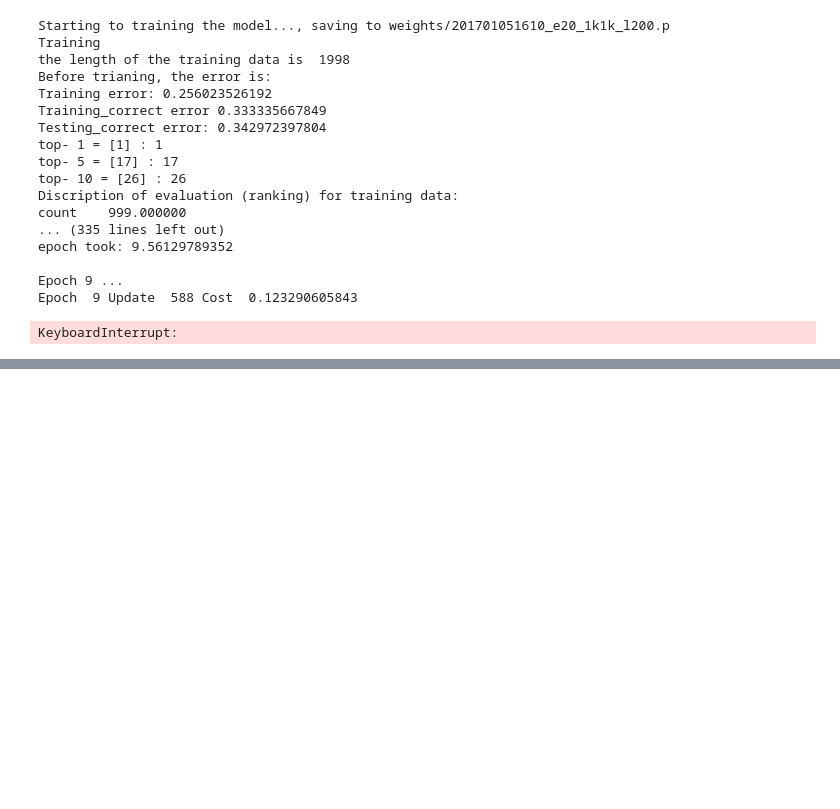
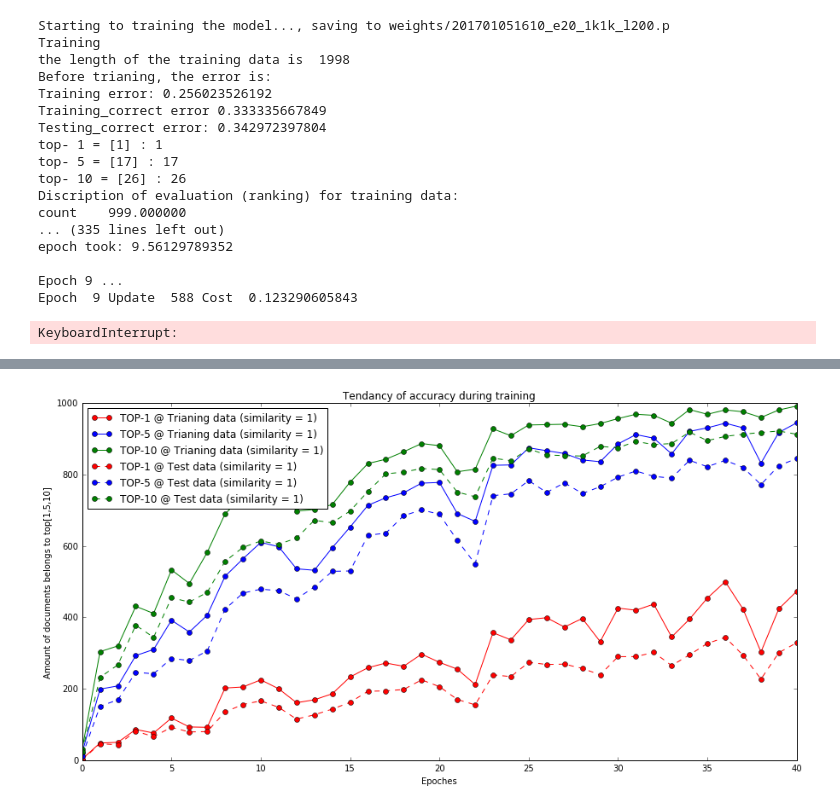
Before and after one commit to liuenda/LiuSTM, a Jupyter notebook: 2017-1-10(1).ipynb, the cells around one changed output, grey strips where cells are left out. Saved outputs shown, nothing was run; the diff lists cells and outputs as text; code cells hidden in the pictures; blank space fills up the shorter version.

```diff
--- a/2017-1-10(1).ipynb
+++ b/2017-1-10(1).ipynb
@@ -47,0 +87,18 @@ Epoch  0 Update  63 Cost  0.207024231553
+# %%
+%matplotlib inline
+import matplotlib.pyplot as plt
+import matplotlib
+matplotlib.rcParams['figure.figsize'] = (15.0, 7.5)
+plt.plot(sls.tops[1],'ro-', label = "TOP-1 @ Trianing data (similarity = 1)")
+plt.plot(sls.tops[5],'bo-', label = "TOP-5 @ Trianing data (similarity = 1)" )
+plt.plot(sls.tops[10],'go-', label = "TOP-10 @ Trianing data (similarity = 1)")
+plt.plot(sls.tops_test[1],'ro--', label = "TOP-1 @ Test data (similarity = 1)")
+plt.plot(sls.tops_test[5],'bo--', label = "TOP-5 @ Test data (similarity = 1)")
+plt.plot(sls.tops_test[10],'go--', label = "TOP-10 @ Test data (similarity = 1)")
+plt.ylabel('Amount of documents belongs to top[1,5,10]')
+plt.xlabel('Epoches')
+plt.title('Tendancy of accuracy during training')
+plt.legend(loc = 2)
+plt.show()
+# %% [output]
+[figure, added]
```
Also changed, not shown: parts of 4 cells of this notebook, 15 other files.
